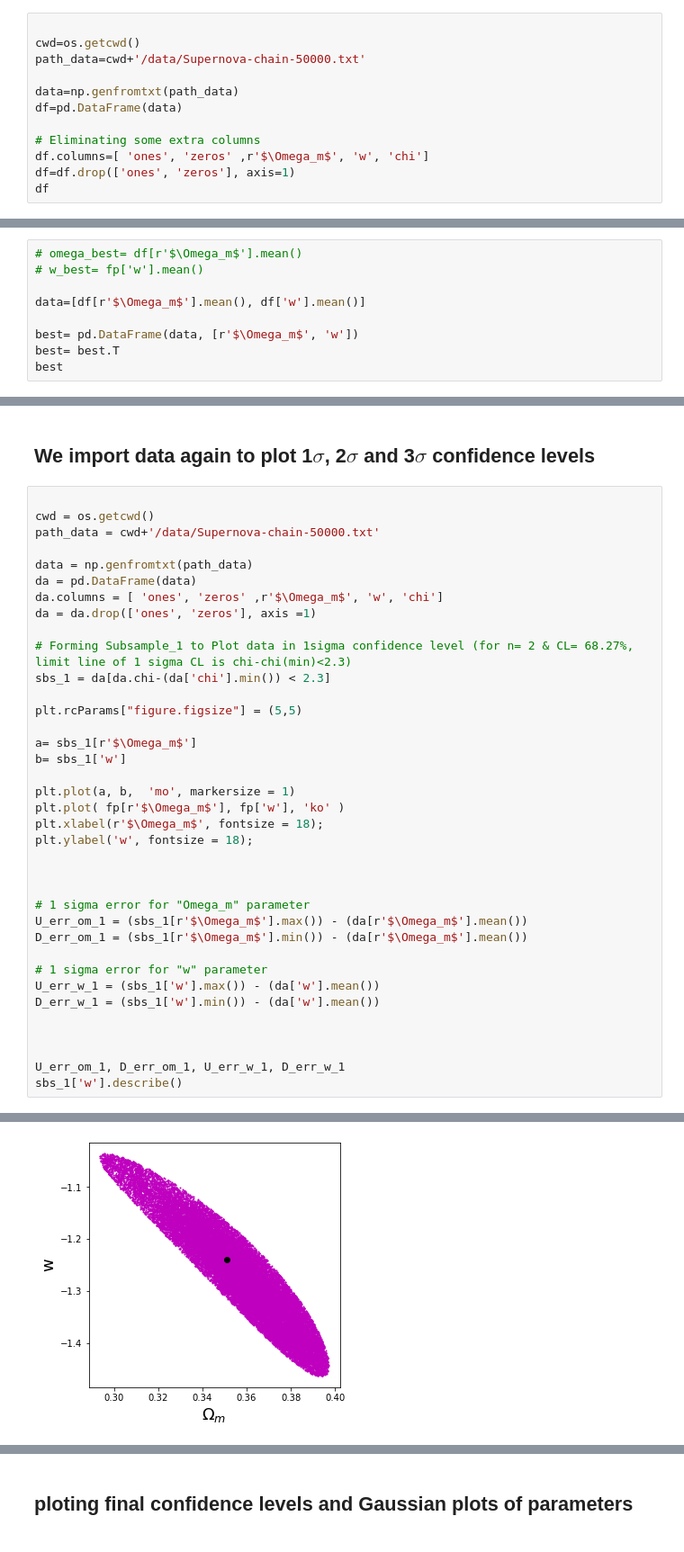
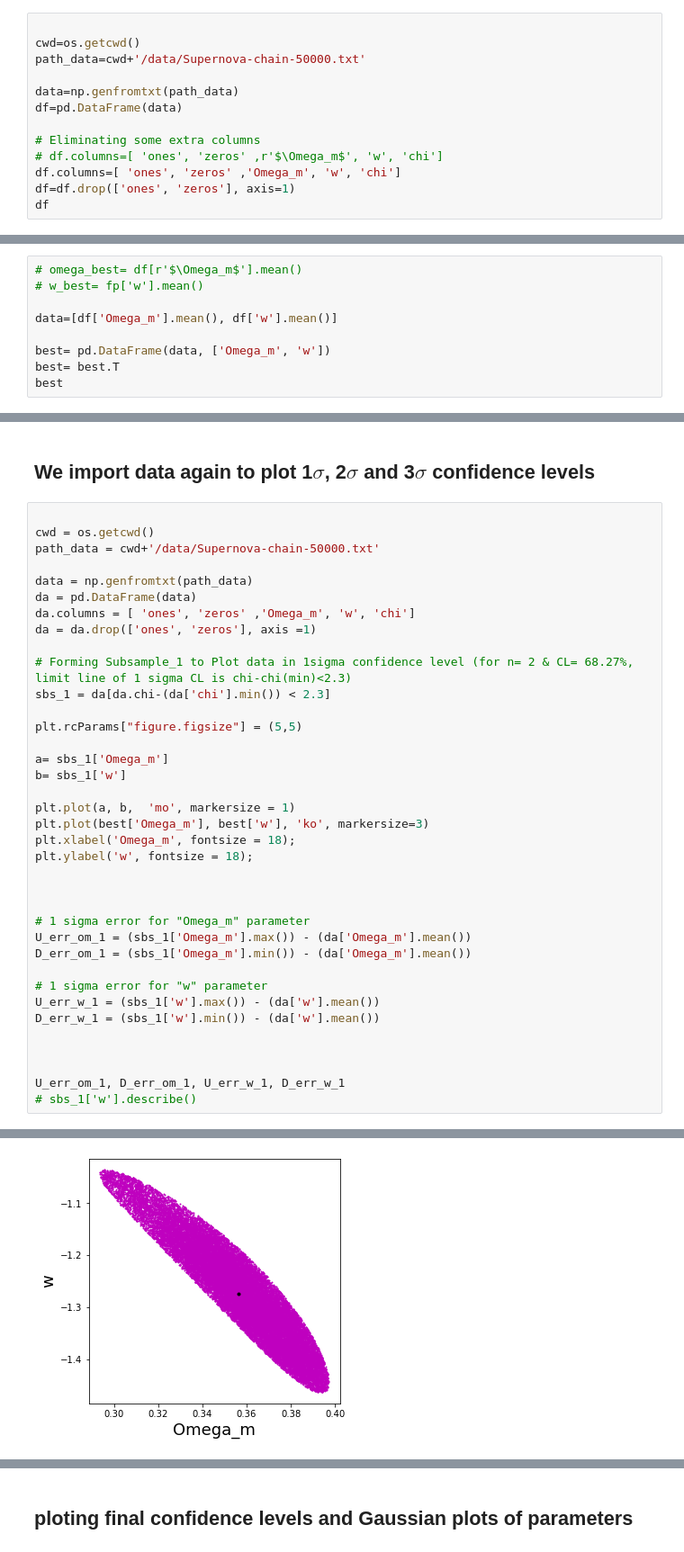
Before and after one commit to nooshinehz/Best_values_and_contours, a Jupyter notebook: countors_MCMC.ipynb, the cells around one changed output, grey strips where cells are left out. Shown: that part at 90% size. Drawn from its saved outputs; the diff is of its cells as text.

```diff
--- a/countors_MCMC.ipynb
+++ b/countors_MCMC.ipynb
@@ -37,7 +40,8 @@ data=np.genfromtxt(path_data)
 df=pd.DataFrame(data)
 
 # Eliminating some extra columns
-df.columns=[ 'ones', 'zeros' ,r'$\Omega_m$', 'w', 'chi']
+# df.columns=[ 'ones', 'zeros' ,r'$\Omega_m$', 'w', 'chi']
+df.columns=[ 'ones', 'zeros' ,'Omega_m', 'w', 'chi']
 df=df.drop(['ones', 'zeros'], axis=1)
 df
 # %% [output]
@@ -80,9 +84,9 @@ which N is the number of chains (here is 5000) and theta is our free paramter
 # omega_best= df[r'$\Omega_m$'].mean()
 # w_best= fp['w'].mean()
 
-data=[df[r'$\Omega_m$'].mean(), df['w'].mean()]
+data=[df['Omega_m'].mean(), df['w'].mean()]
 
-best= pd.DataFrame(data, [r'$\Omega_m$', 'w'])
+best= pd.DataFrame(data, ['Omega_m', 'w'])
 best= best.T
 best
 # %% [output]
@@ -97,7 +101,7 @@ path_data = cwd+'/data/Supernova-chain-50000.txt'
 
 data = np.genfromtxt(path_data)
 da = pd.DataFrame(data)
-da.columns = [ 'ones', 'zeros' ,r'$\Omega_m$', 'w', 'chi']
+da.columns = [ 'ones', 'zeros' ,'Omega_m', 'w', 'chi']
 da = da.drop(['ones', 'zeros'], axis =1)
 
 # Forming Subsample_1 to Plot data in 1sigma confidence level (for n= 2 & CL= 68.27%, limit line of 1 sigma CL is chi-chi(min)<2.3)
@@ -105,19 +109,19 @@ sbs_1 = da[da.chi-(da['chi'].min()) < 2.3]
 
 plt.rcParams["figure.figsize"] = (5,5)
 
-a= sbs_1[r'$\Omega_m$']
+a= sbs_1['Omega_m']
 b= sbs_1['w']
 
 plt.plot(a, b,  'mo', markersize = 1)
-plt.plot( fp[r'$\Omega_m$'], fp['w'], 'ko' )
-plt.xlabel(r'$\Omega_m$', fontsize = 18);
+plt.plot(best['Omega_m'], best['w'], 'ko', markersize=3)
+plt.xlabel('Omega_m', fontsize = 18);
 plt.ylabel('w', fontsize = 18);
 
 
 
 # 1 sigma error for "Omega_m" parameter
-U_err_om_1 = (sbs_1[r'$\Omega_m$'].max()) - (da[r'$\Omega_m$'].mean())
-D_err_om_1 = (sbs_1[r'$\Omega_m$'].min()) - (da[r'$\Omega_m$'].mean())
+U_err_om_1 = (sbs_1['Omega_m'].max()) - (da['Omega_m'].mean())
+D_err_om_1 = (sbs_1['Omega_m'].min()) - (da['Omega_m'].mean())
 
 # 1 sigma error for "w" parameter
 U_err_w_1 = (sbs_1['w'].max()) - (da['w'].mean())
@@ -126,5 +130,5 @@ D_err_w_1 = (sbs_1['w'].min()) - (da['w'].mean())
 
 
 U_err_om_1, D_err_om_1, U_err_w_1, D_err_w_1
-sbs_1['w'].describe()
+# sbs_1['w'].describe()
 # %% [output]
@@ -140,4 +139,4 @@ Name: w, dtype: float64
-[figure, old version]
+[figure, new version]
 # %%
 # subsample_1=da[da.chi-(1032.4620111882687)<2.3]
 # other_than_subsample_1=da.drop(subsample_1.index)
```
Also changed, not shown: parts of 14 cells of this notebook.
